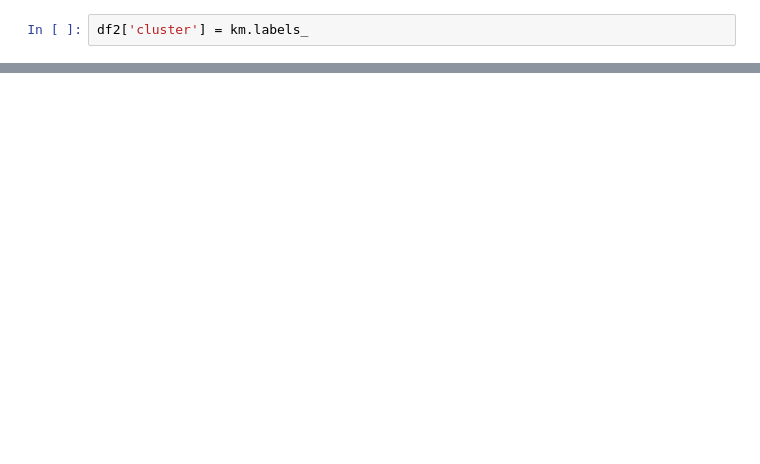
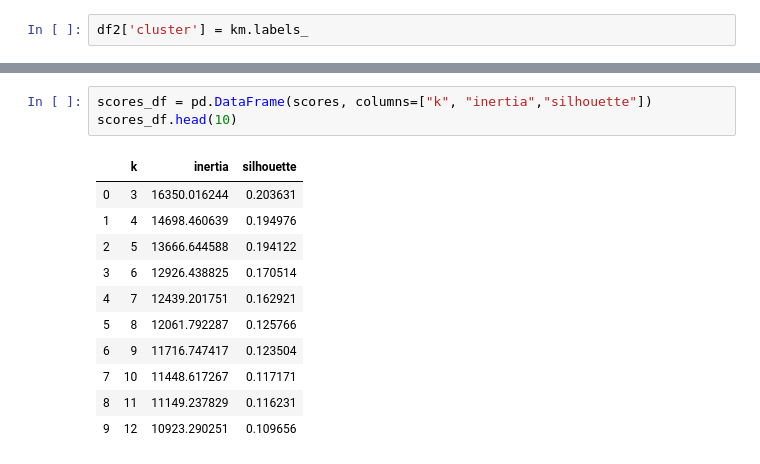
Before and after one commit to mayjordata/Capstone-Project, a Jupyter notebook: code/Modeling Notebook.ipynb, the cells around one changed output, grey strips where cells are left out. Cells and saved outputs as stored; diff of their text form; blank space fills up the shorter version.

```diff
--- a/code/Modeling Notebook.ipynb
+++ b/code/Modeling Notebook.ipynb
@@ -119,0 +144,15 @@ df2[['team','year','win_pct','off_pts','def_pts','cluster','league']].sort_value
+# %%
+scores_df = pd.DataFrame(scores, columns=["k", "inertia","silhouette"])
+scores_df.head(10)
+# %% [output]
+|  | k | inertia | silhouette |
+| 0 | 3 | 16350.016244 | 0.203631 |
+| 1 | 4 | 14698.460639 | 0.194976 |
+| 2 | 5 | 13666.644588 | 0.194122 |
+| 3 | 6 | 12926.438825 | 0.170514 |
+| 4 | 7 | 12439.201751 | 0.162921 |
+| 5 | 8 | 12061.792287 | 0.125766 |
+| 6 | 9 | 11716.747417 | 0.123504 |
+| 7 | 10 | 11448.617267 | 0.117171 |
+| 8 | 11 | 11149.237829 | 0.116231 |
+| 9 | 12 | 10923.290251 | 0.109656 |
```
Also changed, not shown: parts of 14 cells of this notebook.
